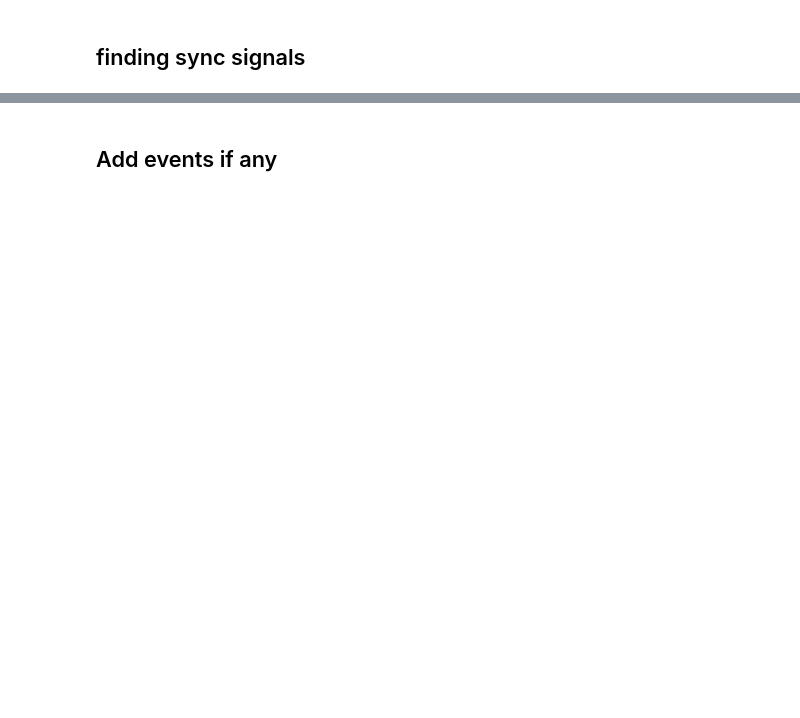
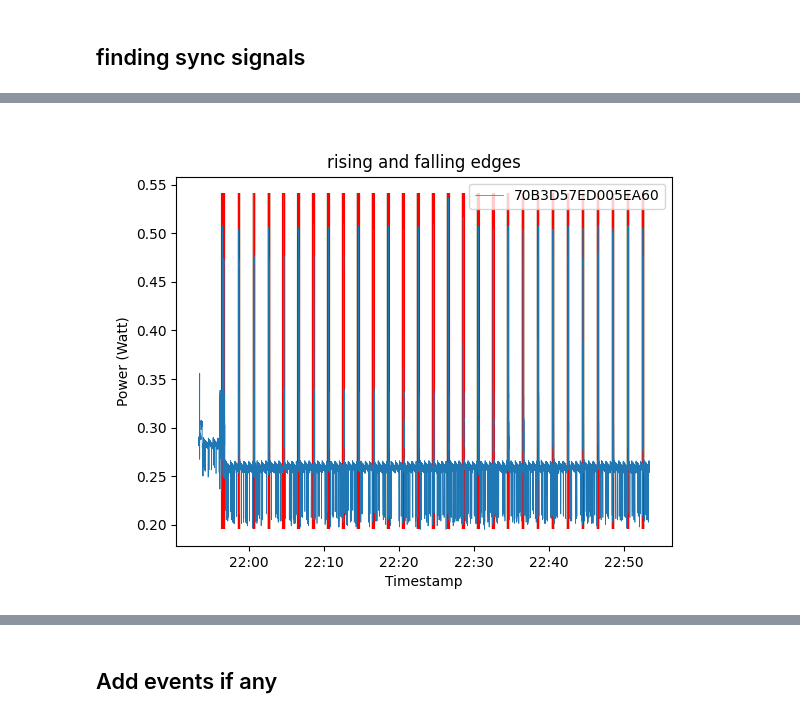
Before and after one commit to FlapKap/Terra-experiments, a Jupyter notebook: experiment/visualize.ipynb, the cells around one changed output, grey strips where cells are left out. Saved outputs shown, nothing was run; the diff lists cells and outputs as text; code cells hidden in the pictures; blank space fills up the shorter version.

```diff
--- a/experiment/visualize.ipynb
+++ b/experiment/visualize.ipynb
@@ -210,19 +200,21 @@ edges.head()
 # %%
 # plot the edges in an example
 node_id = power_consumption["node_id"].iloc[0]
 to_plot = power_consumption[power_consumption["node_id"] == node_id]
 low_point = to_plot["power"].min()
 high_point = to_plot["power"].max()
 plt.figure()
 plt.vlines(rising_edge[rising_edge["node_id"] == node_id]["timestamp"], ymin=low_point, ymax=high_point, color='green')
 plt.vlines(falling_edge.loc[falling_edge["node_id"] == node_id, "timestamp"], ymin=low_point, ymax=high_point, color='red')
 plt.plot(to_plot["timestamp"], to_plot["power"], label=node_id, linewidth=0.5)
 
-plt.title("Power Difference per node_id")
+plt.title("rising and falling edges")
 plt.xlabel("Timestamp")
-plt.ylabel("Power Difference (Watt)")
+plt.ylabel("Power (Watt)")
 plt.legend()
 plt.show()
+# %% [output]
+[figure, added]
 # %%
 # populate edges with next direction and timestamps to later filter out edges that are too close to each other.
 # need the index as dedicated column for this to be possible as a groupby transformation
```
Also changed, not shown: parts of 44 cells of this notebook, 4 other files.
